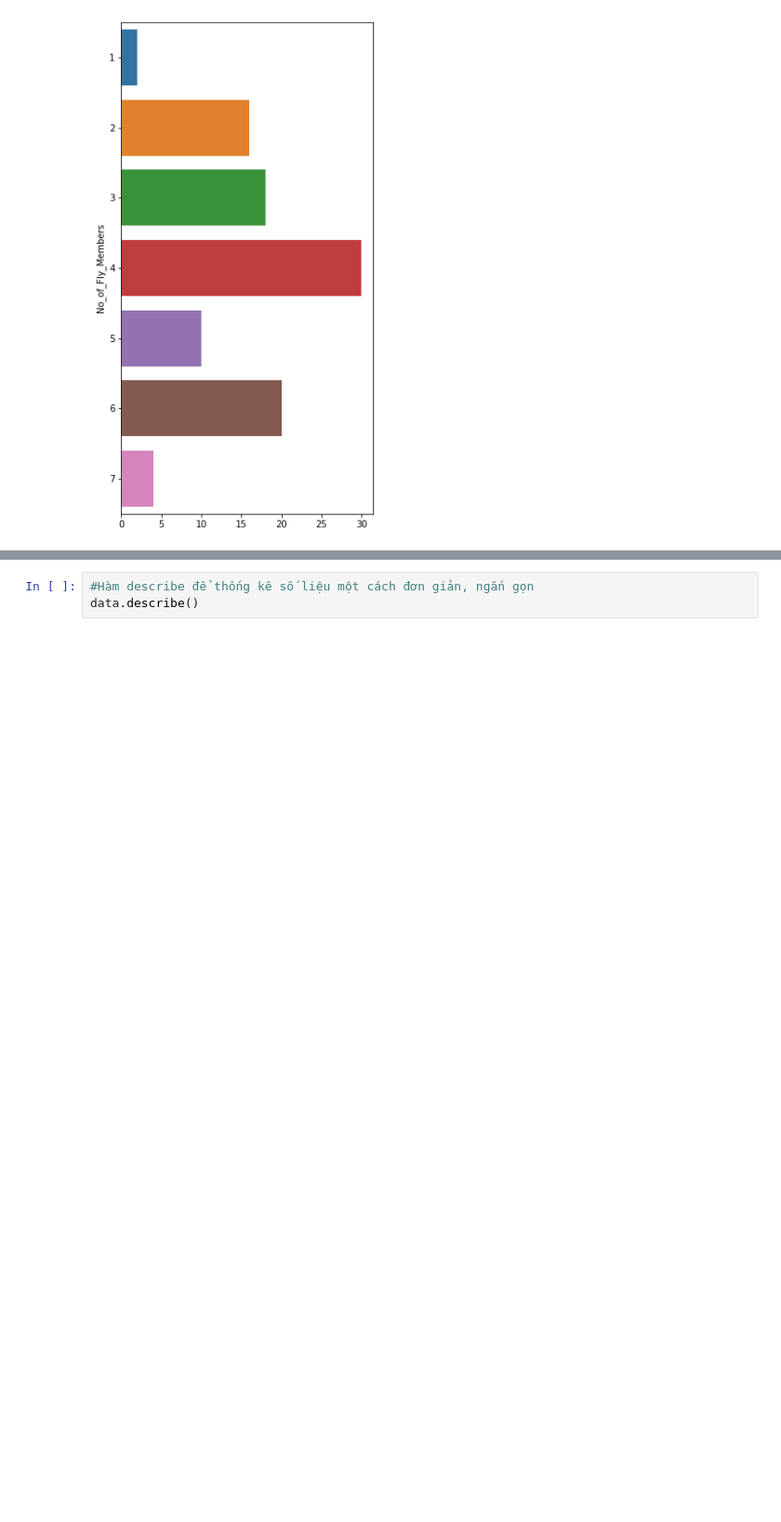
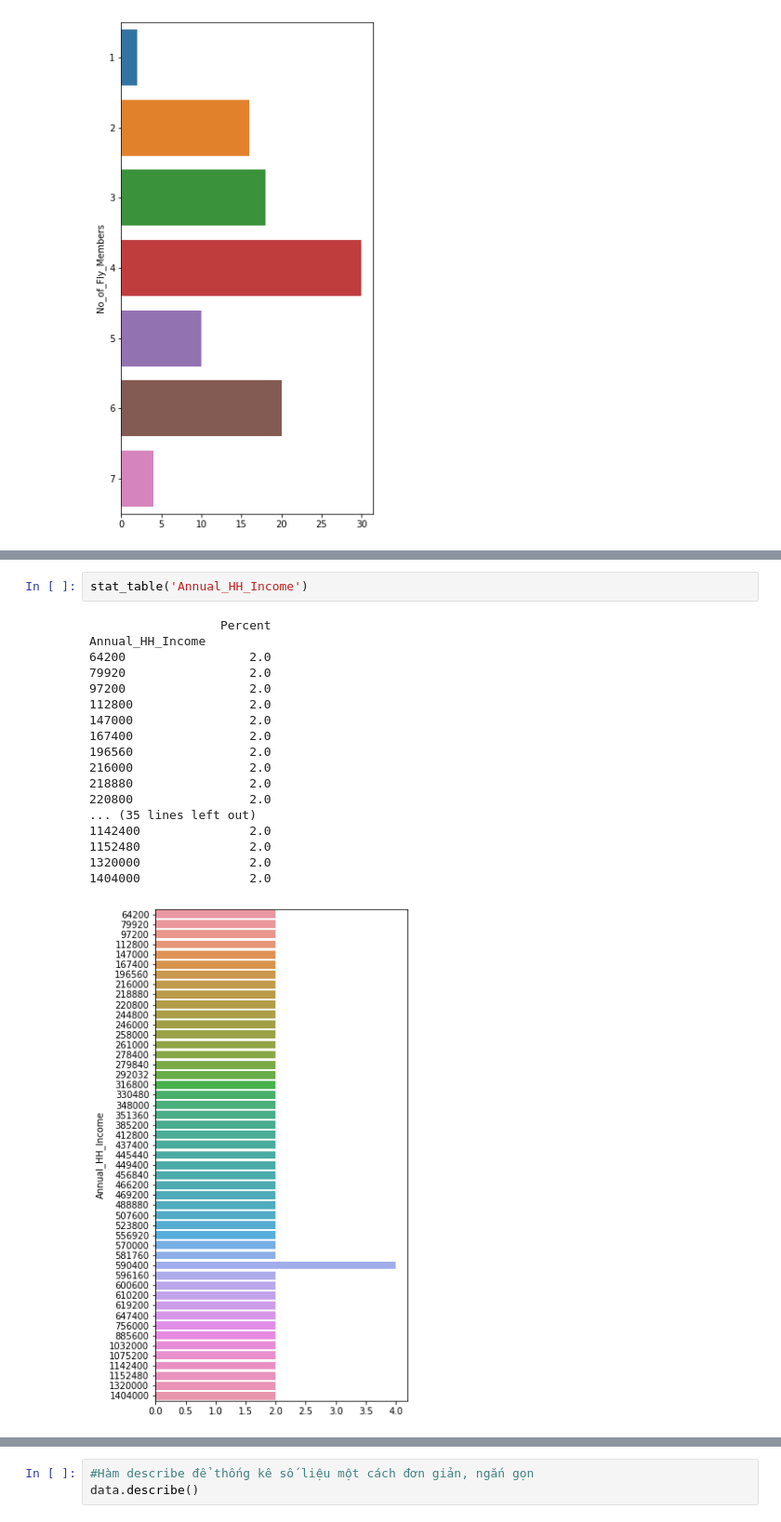
Before and after one commit to TranThiDieuHien/-n-PTDL-Python---HK2, a Jupyter notebook: PTTK_Mo_ta.ipynb, the cells around one changed output, grey strips where cells are left out. Shown at 93% size. Saved outputs shown, nothing was run; the diff lists cells and outputs as text; blank space fills up the shorter version.

```diff
--- a/PTTK_Mo_ta.ipynb
+++ b/PTTK_Mo_ta.ipynb
@@ -85,0 +128,21 @@ No_of_Fly_Members
+# %%
+stat_table('Annual_HH_Income')
+# %% [output]
+                  Percent
+Annual_HH_Income
+64200                 2.0
+79920                 2.0
+97200                 2.0
+112800                2.0
+147000                2.0
+167400                2.0
+196560                2.0
+216000                2.0
+218880                2.0
+220800                2.0
+... (35 lines left out)
+1142400               2.0
+1152480               2.0
+1320000               2.0
+1404000               2.0
+[figure, added]
```
Also changed, not shown: parts of 3 cells of this notebook.
